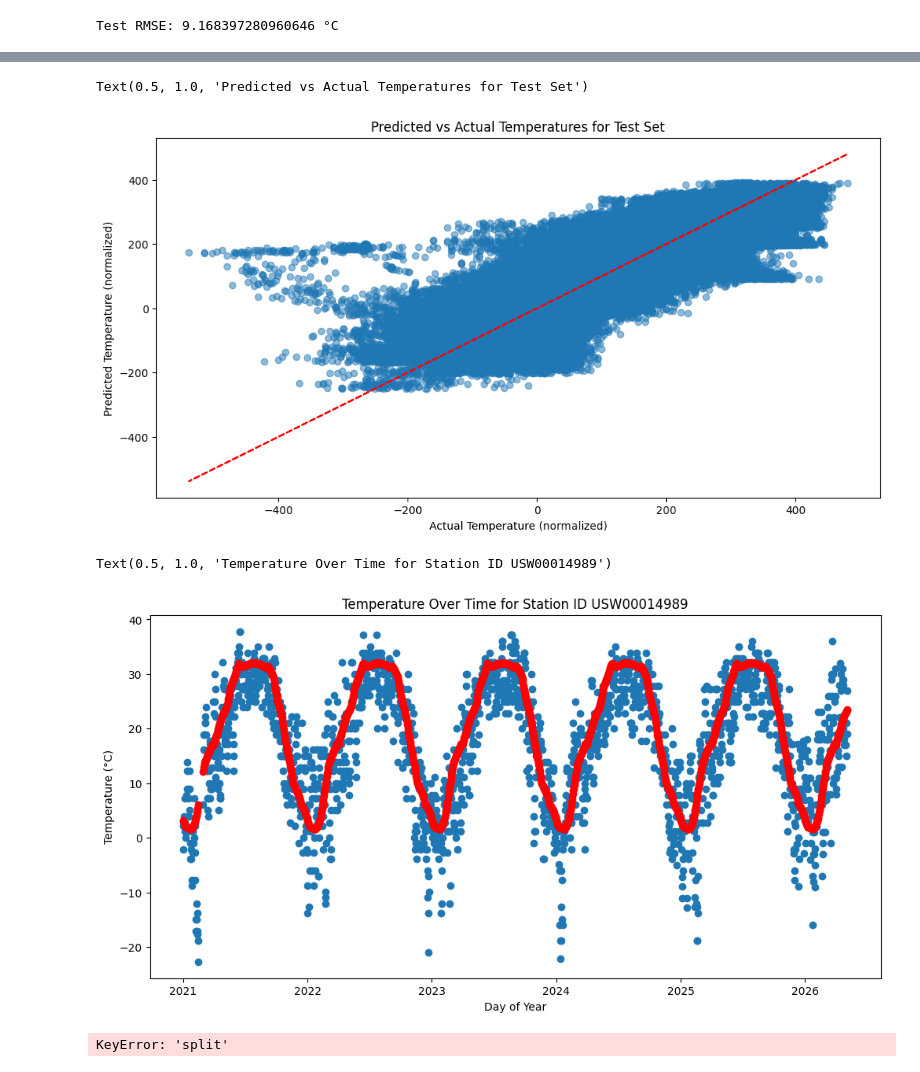
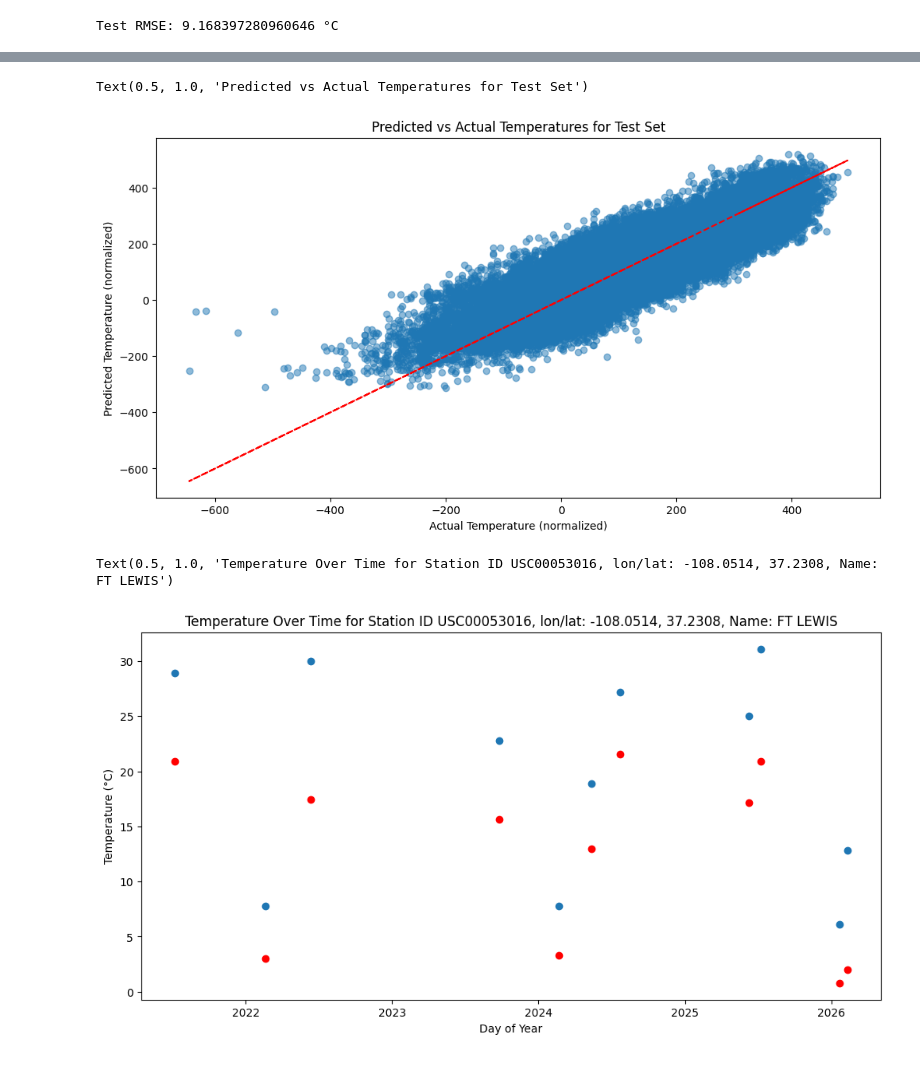
Before and after one commit to arizonat/satclip, a Jupyter notebook: satclip/noaa_ghcn_spatial_eval.ipynb, the cells around one changed output, grey strips where cells are left out. Saved outputs shown, nothing was run; the diff lists cells and outputs as text; code cells hidden in the pictures.

```diff
--- a/satclip/noaa_ghcn_spatial_eval.ipynb
+++ b/satclip/noaa_ghcn_spatial_eval.ipynb
@@ -36,8 +36,8 @@ ghcn_df.head()
 | 4 | AEM00041194 | 20210101 | PRCP | 0 | NaN | NaN | S | NaN | 25.255 | 55.364 | ... |
 # %%
 # Filter GHCN to quality controlled data and limit to TMAX (maximum temperature) observations
-ghcn_qc_temp_df = ghcn_df[(ghcn_df["Element"]=="TMAX") & (ghcn_df["QFlag"].isna())]
+ghcn_qc_temp_df = ghcn_df[(ghcn_df["Element"]=="TMAX") & (ghcn_df["QFlag"].isna())].copy()
 ghcn_qc_temp_df['Date'] = pd.to_datetime(ghcn_qc_temp_df['Date'], format="%Y%m%d")
-ghcn_qc_temp_df['DayOfYear'] = (ghcn_qc_temp_df['Date'].dt.dayofyear - 1) / 364.0
+ghcn_qc_temp_df.loc[:, 'DayOfYear'] = (ghcn_qc_temp_df['Date'].dt.dayofyear - 1) / 364.0
 ghcn_qc_temp_df.head()
 # %% [output]
@@ -107,7 +96,7 @@ Number of observations: 22614137
 Number of unique stations: 14742
 # %%
 # Subsample by samples
-NUM_SAMPLES = 1000000
+NUM_SAMPLES = 200_000
 sampled_indices = np.random.choice(temp_data.shape[0], size=NUM_SAMPLES, replace=False)
 temp_data = temp_data[sampled_indices, :]
 dates = dates.iloc[sampled_indices]
@@ -345,13 +309,11 @@ torch.cuda.empty_cache()
 # %%
-import torch.nn as nn
-
 # Create a DataLoader for the train embeddings and values
-train_dataset = torch.utils.data.TensorDataset(train_embeddings, torch.tensor(train_sample[:, 3], dtype=torch.float64).unsqueeze(1))
-train_loader = torch.utils.data.DataLoader(train_dataset, batch_size=64, shuffle=True)
+train_dataset = torch.utils.data.TensorDataset(train_embeddings, train_sample[:, 3].detach().clone().double().to(device).unsqueeze(1))
+train_loader = torch.utils.data.DataLoader(train_dataset, batch_size=8096, shuffle=True)
 
 # Test dataloader
-test_dataset = torch.utils.data.TensorDataset(test_embeddings, torch.tensor(test_sample[:, 3], dtype=torch.float64).unsqueeze(1))
-test_loader = torch.utils.data.DataLoader(test_dataset, batch_size=64, shuffle=False)
+test_dataset = torch.utils.data.TensorDataset(test_embeddings, test_sample[:, 3].detach().clone().double().to(device).unsqueeze(1))
+test_loader = torch.utils.data.DataLoader(test_dataset, batch_size=8096, shuffle=False)
 
 class MLP(nn.Module):
     def __init__(self, input_dim, dim_hidden, num_layers, out_dims):
@@ -371,12 +333,13 @@ pred_model = MLP(input_dim=256, dim_hidden=64, num_layers=2, out_dims=1).double(
 criterion = nn.MSELoss()
 optimizer = torch.optim.AdamW(pred_model.parameters(), lr=1e-3)
 
-losses = []
+epoch_losses = []
 epochs = 200
+running_loss = torch.zeros(1, device=device)
 
 for epoch in range(epochs):
   pred_model.train()
-  running_loss = 0.0
+  running_loss.zero_()  # Reset running loss for the epoch
 
   for batch in train_loader:
     optimizer.zero_grad()
@@ -390,11 +353,12 @@ for epoch in range(epochs):
     # Update the parameters
     optimizer.step()
     # Append the loss to the list
-    losses.append(loss.item())
+    # losses.append(loss.item())
 
-    running_loss += loss.item() * embeddings.size(0)  # Multiply by batch size to get total loss for the batch
+    running_loss += loss.detach() * embeddings.size(0)  # Multiply by batch size to get total loss for the batch
 
-  epoch_loss = running_loss / len(train_loader.dataset)
+  epoch_loss = (running_loss / len(train_loader.dataset)).item()
+  epoch_losses.append(epoch_loss)
 
   if (epoch) % 10 == 0:
     print(f"Epoch {epoch + 1}, Loss: {epoch_loss:.4f}")
@@ -452,45 +424,26 @@ plt.ylabel('Predicted Temperature (normalized)')
 plt.title('Predicted vs Actual Temperatures for Test Set')
 # %% [output]
 Text(0.5, 1.0, 'Predicted vs Actual Temperatures for Test Set')
-[figure, old version]
+[figure, new version]
 # %%
 # Select random station from the test set
 random_station = random.choice(ids[(splits != train_split).numpy()].to_numpy())
+station_name = ghcn_qc_temp_df[ghcn_qc_temp_df['ID'] == random_station]['Name'].values[0]
 
 # random_station = random.choice(ids.unique())
 station_data = temp_data[(ids == random_station).to_numpy(), :]
 station_dates = dates[(ids == random_station).to_numpy()]
 station_splits = splits[(ids == random_station).to_numpy()]
-station_coords = torch.tensor(station_data[:, :3], dtype=torch.float64).to(device)
+station_coords = station_data[:, :3].detach().clone().to(device).double()
 station_embeddings = spatiotemporal_enc(station_coords).detach()
 station_preds = pred_model(station_embeddings.double().to(device)).cpu().detach().numpy()
 
 plt.figure(figsize=(12, 6))
 plt.scatter(station_dates, station_data[:, 3]/10, marker='o', linestyle='-', label=f'All data from station')
 plt.scatter(station_dates, station_preds/10, marker='o', color="red", linestyle='-', label=f'Predicted data from station')
 plt.xlabel('Day of Year')
 plt.ylabel('Temperature (°C)')
-plt.title(f'Temperature Over Time for Station ID {random_station}')
+plt.title(f'Temperature Over Time for Station ID {random_station}, lon/lat: {station_coords[0, 0].item():.4f}, {station_coords[0, 1].item():.4f}, Name: {station_name}')
 # %% [output]
-Text(0.5, 1.0, 'Temperature Over Time for Station ID USW00014989')
+Text(0.5, 1.0, 'Temperature Over Time for Station ID USC00053016, lon/lat: -108.0514, 37.2308, Name: FT LEWIS')
-[figure, old version]
+[figure, new version]
-# %%
-# For a randomly selected station in the test set, plot the predicted vs actual temperatures over time
-random_station = random.choice(ghcn_qc_temp_df[ghcn_qc_temp_df['split'] != train_split]['Name'].unique())
-# random_station = random.choice(ghcn_qc_temp_df[ghcn_qc_temp_df['split'] == train_split]['Name'].unique())
-# random_station = random.choice(ghcn_qc_temp_df['Name'].unique())
-station_df = ghcn_qc_temp_df[ghcn_qc_temp_df['Name']== random_station]
-# Get the embeddings for this station
-station_coords = torch.tensor(station_df[['Latitude', 'Longitude', 'DayOfYear']].values, dtype=torch.float64).to(device)
-station_embeddings = spatiotemporal_enc(station_coords).detach()
-# Get the predicted temperatures for this station
-station_predictions = pred_model(station_embeddings).cpu().detach().numpy()
-
-plt.figure(figsize=(12, 6))
-plt.scatter(station_df['Date'], station_df['Value']/10, marker='o', linestyle='-', label=f'Actual: {random_station}')
-plt.scatter(station_df['Date'], station_predictions/10, marker='x', linestyle='--', label=f'Predicted: {random_station}')
-plt.xlabel('Date')
-plt.ylabel('Temperature (°C)')
-plt.title(f'Predicted vs Actual Temperature Over Time for Station {random_station}')
-# %% [output]
-KeyError: 'split'
```
Also changed, not shown: parts of 32 cells of this notebook.
